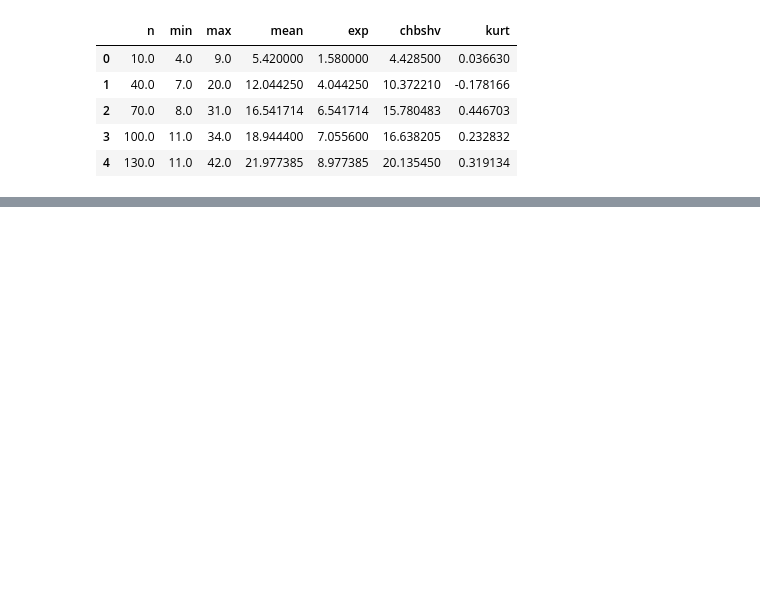
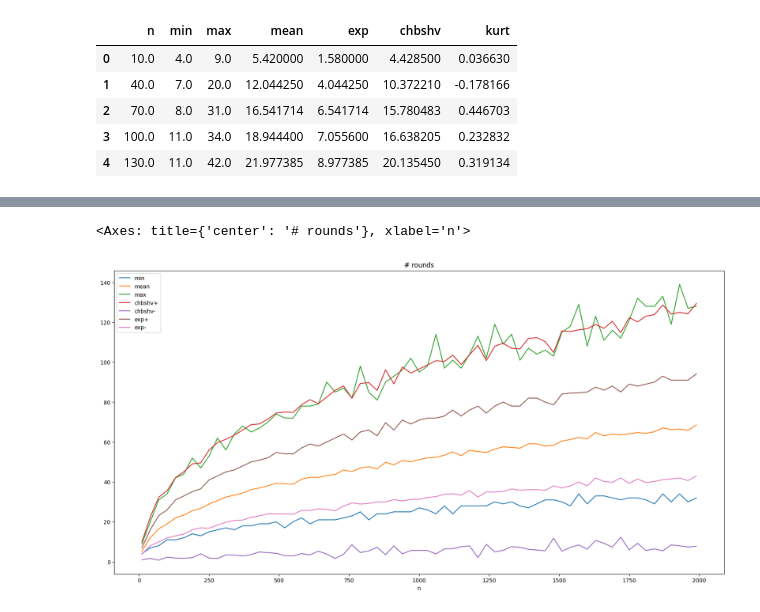
Before and after one commit to pucikplay/MPA, a Jupyter notebook: L3/l3.ipynb, the cells around one changed output, grey strips where cells are left out. Drawn from its saved outputs; the diff is of its cells as text; code cells hidden in the pictures; blank space fills up the shorter version.

```diff
--- a/L3/l3.ipynb
+++ b/L3/l3.ipynb
@@ -13,0 +33,9 @@ df.head()
+# %%
+df['chbshv+'] = df['mean'] + df['chbshv']
+df['chbshv-'] = df['mean'] - df['chbshv']
+df['exp+'] = df['mean'] + df['exp']
+df['exp-'] = df['mean'] - df['exp']
+df.plot(x='n', y=['min', 'mean', 'max', 'chbshv+', 'chbshv-', 'exp+', 'exp-'], figsize=(20,10), title='# rounds')
+# %% [output]
+<Axes: title={'center': '# rounds'}, xlabel='n'>
+[figure, added]
```
Also changed, not shown: parts of 6 cells of this notebook, 2 other files.
